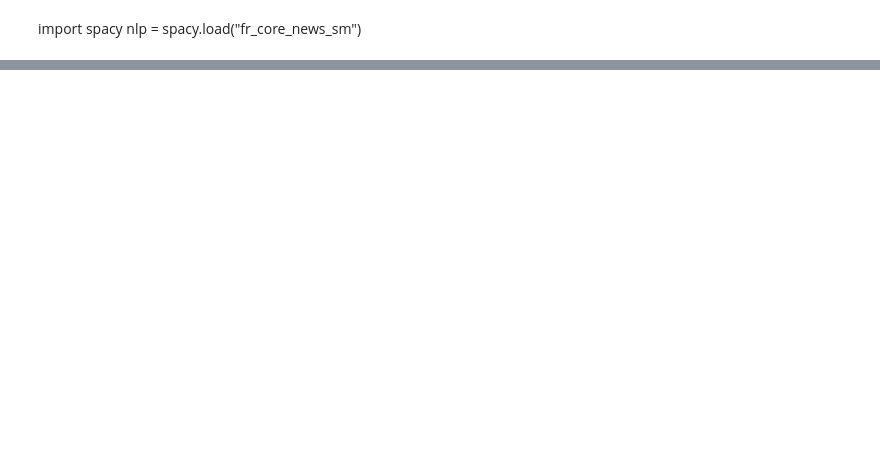
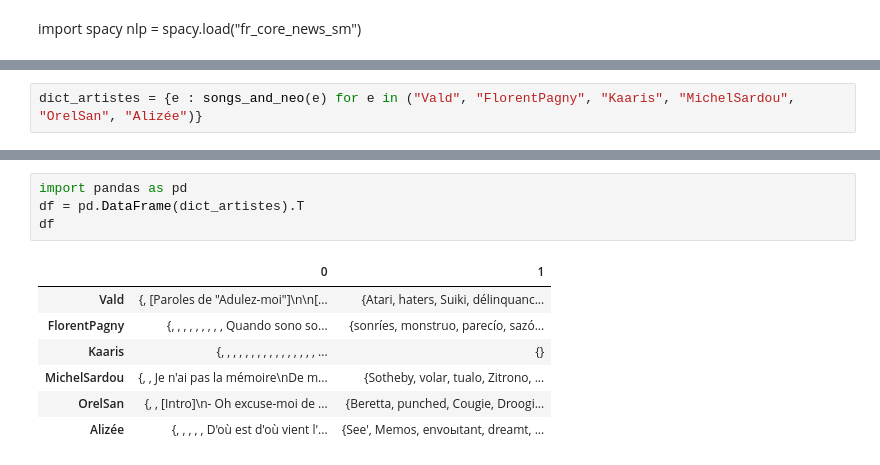
Before and after one commit to Marceau-h/diconeo, a Jupyter notebook: stats.ipynb, the cells around one changed output, grey strips where cells are left out. Drawn from its saved outputs; the diff is of its cells as text; blank space fills up the shorter version.

```diff
--- a/stats.ipynb
+++ b/stats.ipynb
@@ -119,0 +77,2 @@ neologismes
+# %%
+dict_artistes = {e : songs_and_neo(e) for e in ("Vald", "FlorentPagny", "Kaaris", "MichelSardou", "OrelSan", "Alizée")}
@@ -119,0 +95,12 @@ neologismes
+# %%
+import pandas as pd
+df = pd.DataFrame(dict_artistes).T
+df
+# %% [output]
+|  | 0 | 1 |
+| Vald | {, [Paroles de "Adulez-moi"]\n\n[... | {Atari, haters, Suiki, délinquanc... |
+| FlorentPagny | {, , , , , , , , , Quando sono so... | {sonríes, monstruo, parecío, sazó... |
+| Kaaris | {, , , , , , , , , , , , , , , , ... | {} |
+| MichelSardou | {, , Je n'ai pas la mémoire\nDe m... | {Sotheby, volar, tualo, Zitrono, ... |
+| OrelSan | {, , [Intro]\n- Oh excuse-moi de ... | {Beretta, punched, Cougie, Droogi... |
+| Alizée | {, , , , , D'où est d'où vient l'... | {See', Memos, envoыtant, dreamt, ... |
```
Also changed, not shown: parts of 10 cells of this notebook, 1 other file.
